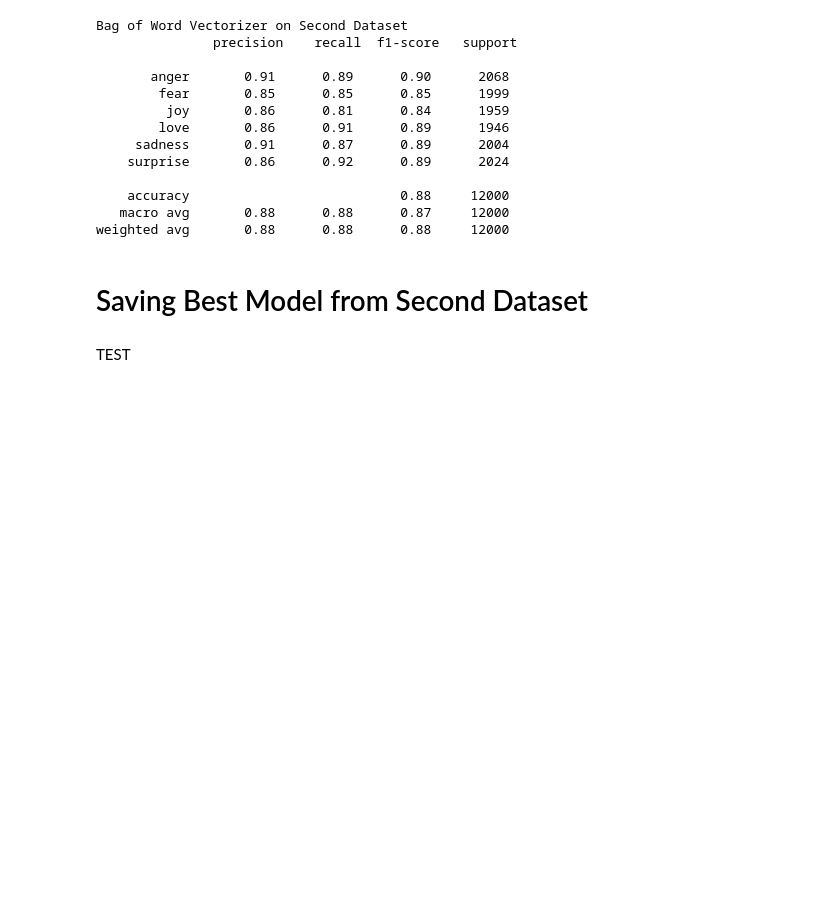
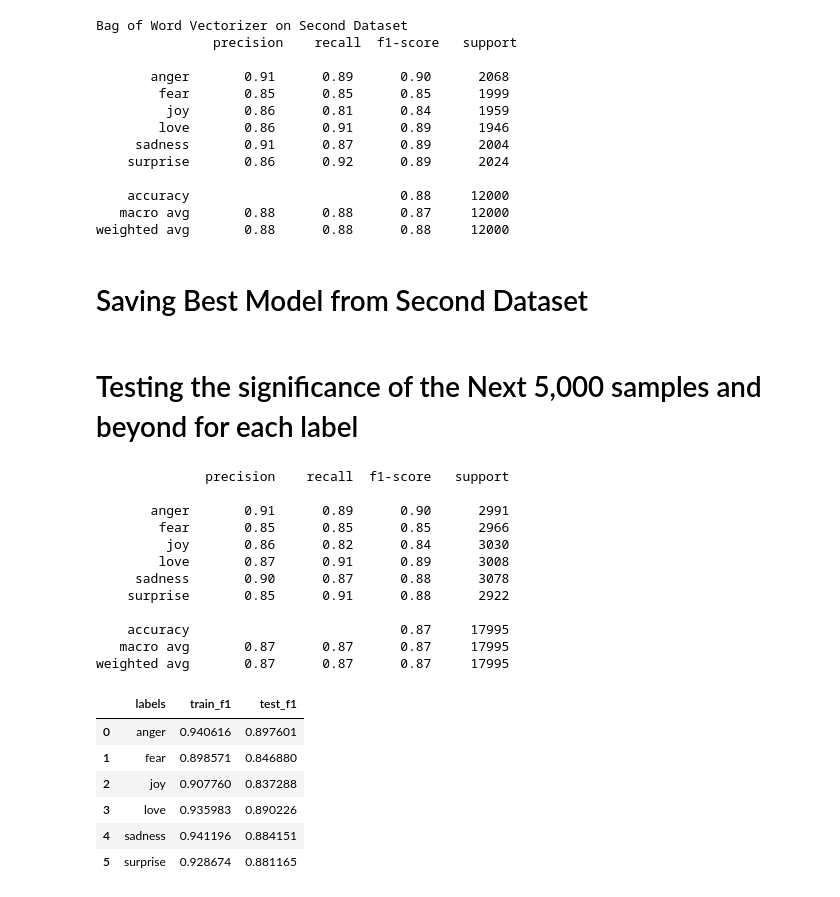
Before and after one commit to 112523chen/Project_SA_CTP, a Jupyter notebook: research.ipynb, the cells around one changed output. Saved outputs shown, nothing was run; the diff lists cells and outputs as text; code cells hidden in the pictures; blank space fills up the shorter version.

```diff
--- a/research.ipynb
+++ b/research.ipynb
@@ -892,5 +895,3 @@ weighted avg       0.88      0.88      0.88     12000
 
 # save vectorizer
 # pickle.dump(Second_Dataset_BoW_models[2][1], open('BoW_vectorizer_MNB_88.pkl', 'wb'))
-# %% [markdown]
-TEST
@@ -931,0 +898,49 @@ plt.show()
+# %% [markdown]
+# Testing the significance of the Next 5,000 samples and beyond for each label
+# %%
+df = new_df.copy()
+
+df['lem'] = df['text'].apply(clean_tweets_with_lem)
+
+a = df[df['emotions'] == 'anger'].iloc[:15_000].reset_index(drop=True)
+f = df[df['emotions'] == 'fear'].iloc[:15_000].reset_index(drop=True)
+j = df[df['emotions'] == 'joy'].iloc[:15_000].reset_index(drop=True)
+l = df[df['emotions'] == 'love'].iloc[:15_000].reset_index(drop=True)
+sa = df[df['emotions'] == 'sadness'].iloc[:15_000].reset_index(drop=True)
+su = df[df['emotions'] == 'surprise'].iloc[:14_972].reset_index(drop=True)
+
+df_ = pd.concat([a, f, j, l, sa, su])
+X = df_['lem'].values
+y = df_['emotions'].values
+
+BoW_vectorizer = CountVectorizer()
+X = BoW_vectorizer.fit_transform(X)
+
+X_train, X_test, y_train, y_test = train_test_split(X, y, test_size=0.2, random_state = 42)
+
+mnb = MultinomialNB()
+
+mnb.fit(X_train, y_train)
+
+print(classification_report(y_test, mnb.predict(X_test), target_names=mnb.classes_, zero_division=1))
+pd.DataFrame( { 'labels' : mnb.classes_, 'train_f1': f1_score(y_train, mnb.predict(X_train), average=None), 'test_f1': f1_score(y_test, mnb.predict(X_test), average=None)} )
+# %% [output]
+              precision    recall  f1-score   support
+
+       anger       0.91      0.89      0.90      2991
+        fear       0.85      0.85      0.85      2966
+         joy       0.86      0.82      0.84      3030
+        love       0.87      0.91      0.89      3008
+     sadness       0.90      0.87      0.88      3078
+    surprise       0.85      0.91      0.88      2922
+
+    accuracy                           0.87     17995
+   macro avg       0.87      0.87      0.87     17995
+weighted avg       0.87      0.87      0.87     17995
+|  | labels | train_f1 | test_f1 |
+| 0 | anger | 0.940616 | 0.897601 |
+| 1 | fear | 0.898571 | 0.846880 |
+| 2 | joy | 0.907760 | 0.837288 |
+| 3 | love | 0.935983 | 0.890226 |
+| 4 | sadness | 0.941196 | 0.884151 |
+| 5 | surprise | 0.928674 | 0.881165 |
```
Also changed, not shown: parts of 12 cells of this notebook.
